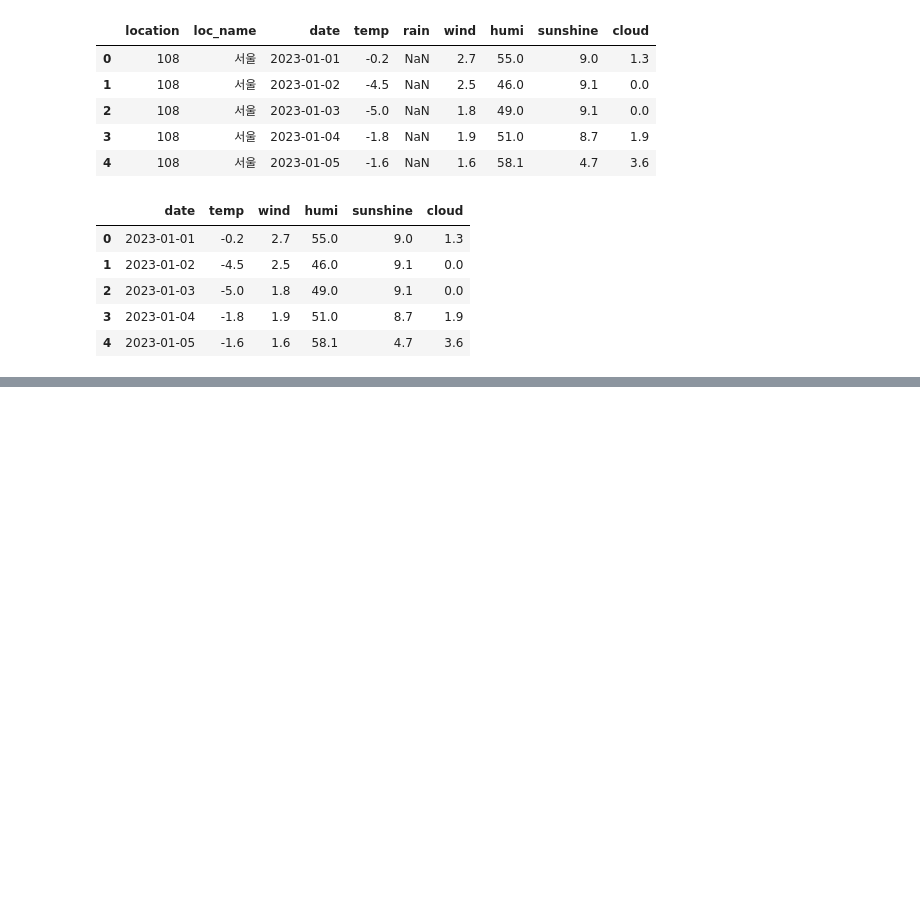
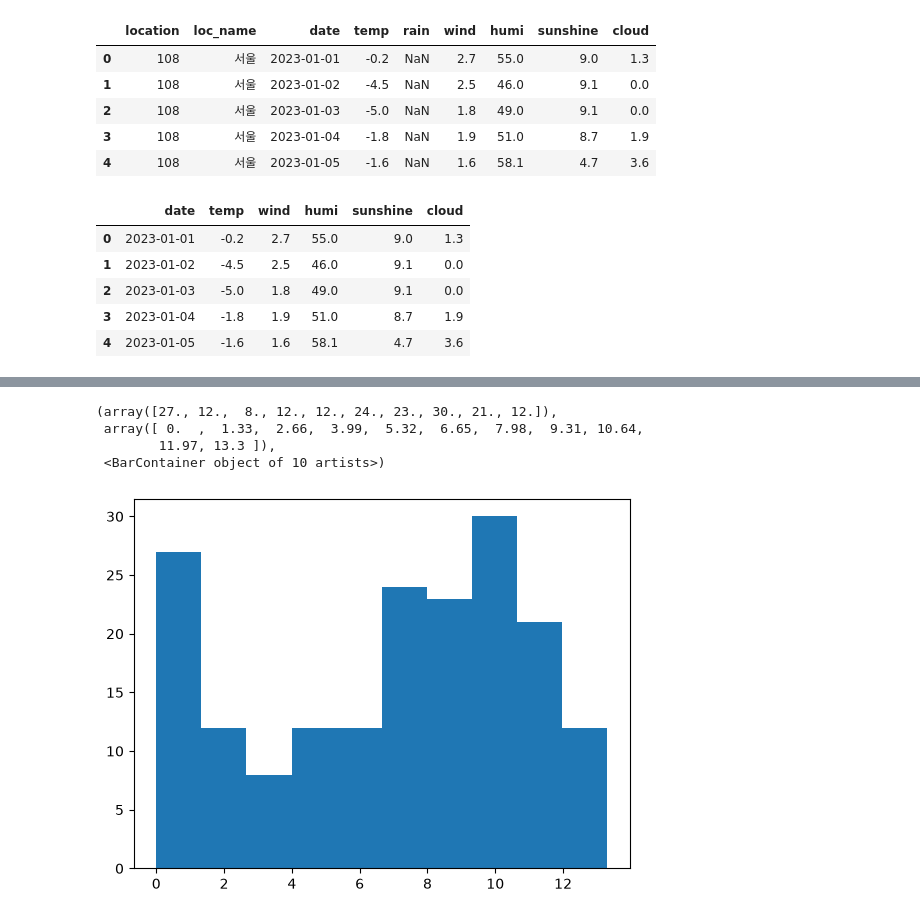
Before and after one commit to b0kuyaba/Study_Ai, a Jupyter notebook: 2023날씨데이터.ipynb, the cells around one changed output, grey strips where cells are left out. Saved outputs shown, nothing was run; the diff lists cells and outputs as text; code cells hidden in the pictures; blank space fills up the shorter version.

```diff
--- a/2023날씨데이터.ipynb
+++ b/2023날씨데이터.ipynb
@@ -23,0 +47,8 @@ weather.head()
+# %%
+plt.hist(weather['sunshine'])
+# %% [output]
+(array([27., 12.,  8., 12., 12., 24., 23., 30., 21., 12.]),
+ array([ 0.  ,  1.33,  2.66,  3.99,  5.32,  6.65,  7.98,  9.31, 10.64,
+        11.97, 13.3 ]),
+ <BarContainer object of 10 artists>)
+[figure, added]
```
Also changed, not shown: parts of 5 cells of this notebook, 1 other file.
